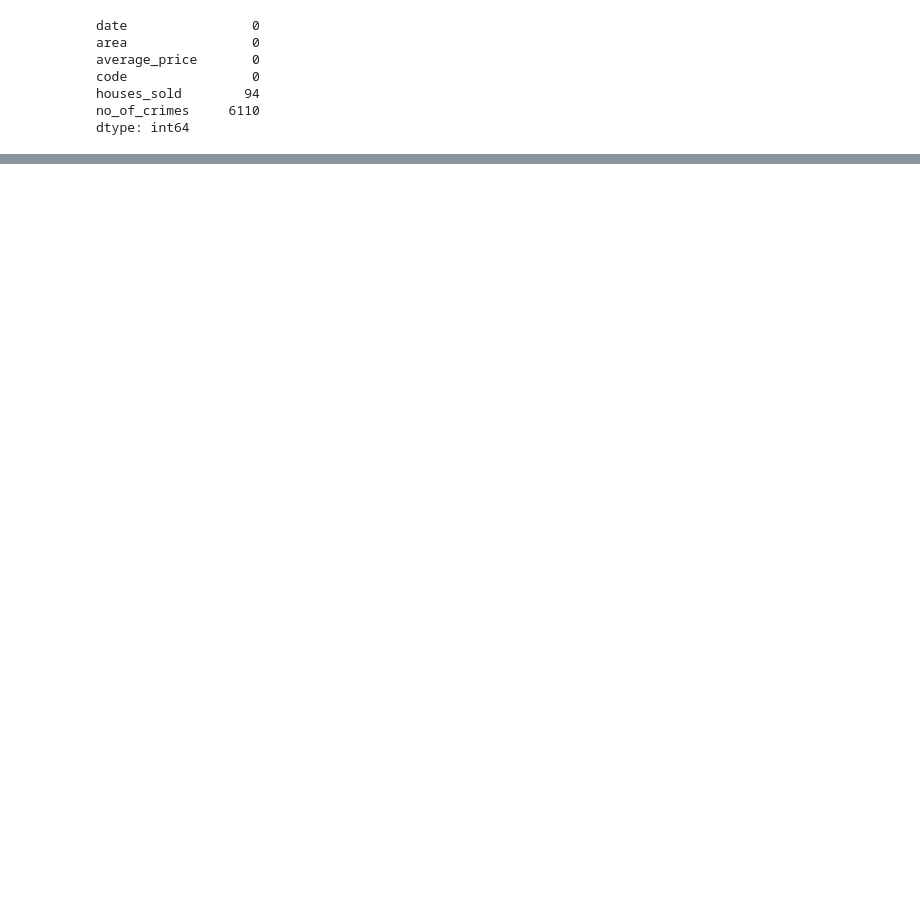
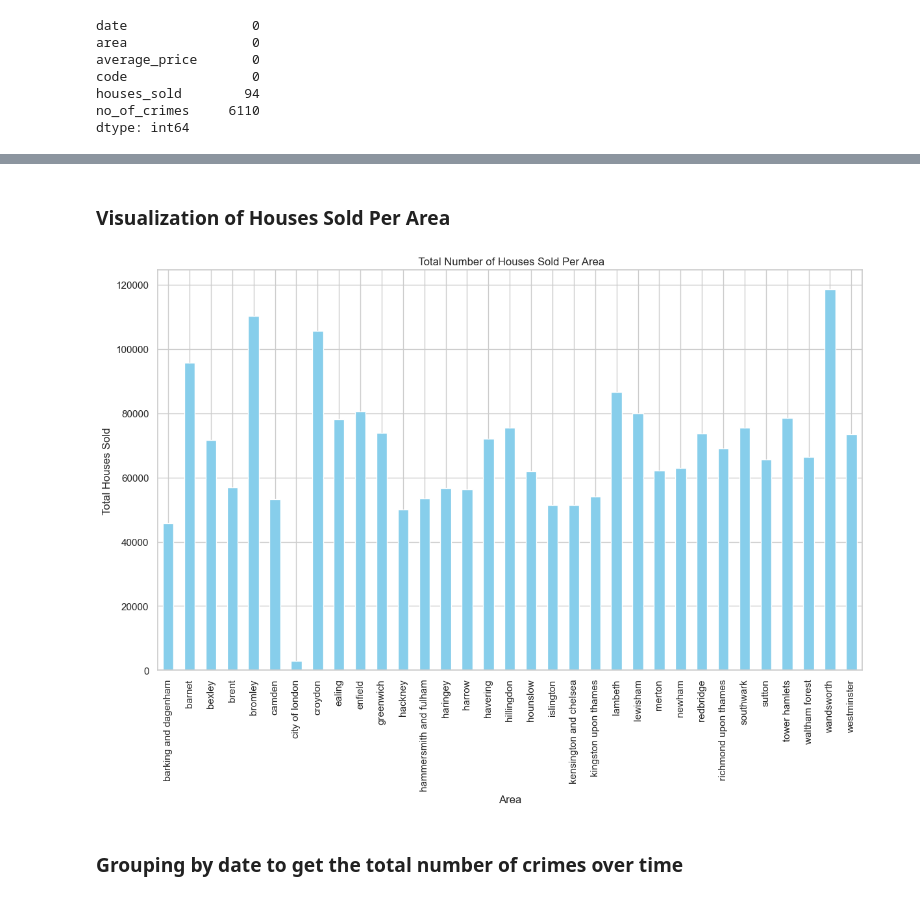
Before and after one commit to georgezacharia/london_housing_analysis_python, a Jupyter notebook: london_housing_analysis.ipynb, the cells around one changed output, grey strips where cells are left out. Drawn from its saved outputs; the diff is of its cells as text; code cells hidden in the pictures; blank space fills up the shorter version.

```diff
--- a/london_housing_analysis.ipynb
+++ b/london_housing_analysis.ipynb
@@ -374,0 +230,2 @@ Name: count, dtype: int64
+# %%
+houses_sold_per_area = data_cleaned.groupby('area')['houses_sold'].sum()
@@ -374,0 +252,12 @@ Name: count, dtype: int64
+# %% [markdown]
+### Visualization of Houses Sold Per Area
+# %%
+plt.figure(figsize=(14, 8))
+houses_sold_per_area.plot(kind='bar', color='skyblue')
+plt.title(' Total Number of Houses Sold Per Area')
+plt.xlabel('Area')
+plt.ylabel('Total Houses Sold')
+plt.xticks(rotation=90)
+plt.show()
+# %% [output]
+[figure, added]
@@ -374,0 +266,2 @@ Name: count, dtype: int64
+# %% [markdown]
+### Grouping by date to get the total number of crimes over time
```
Also changed, not shown: parts of 140 cells of this notebook.
